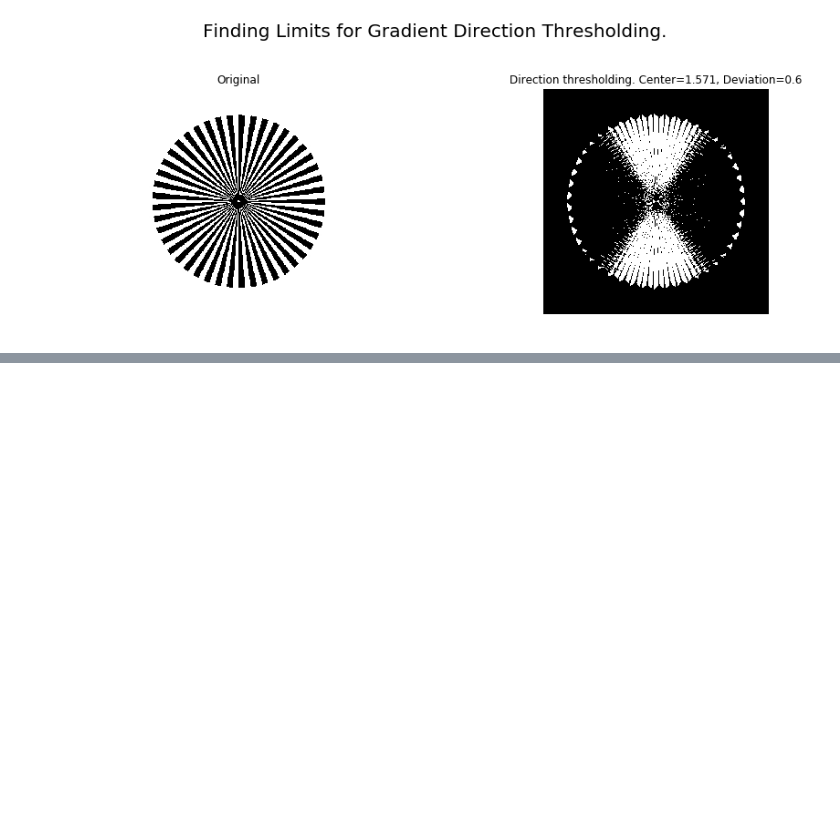
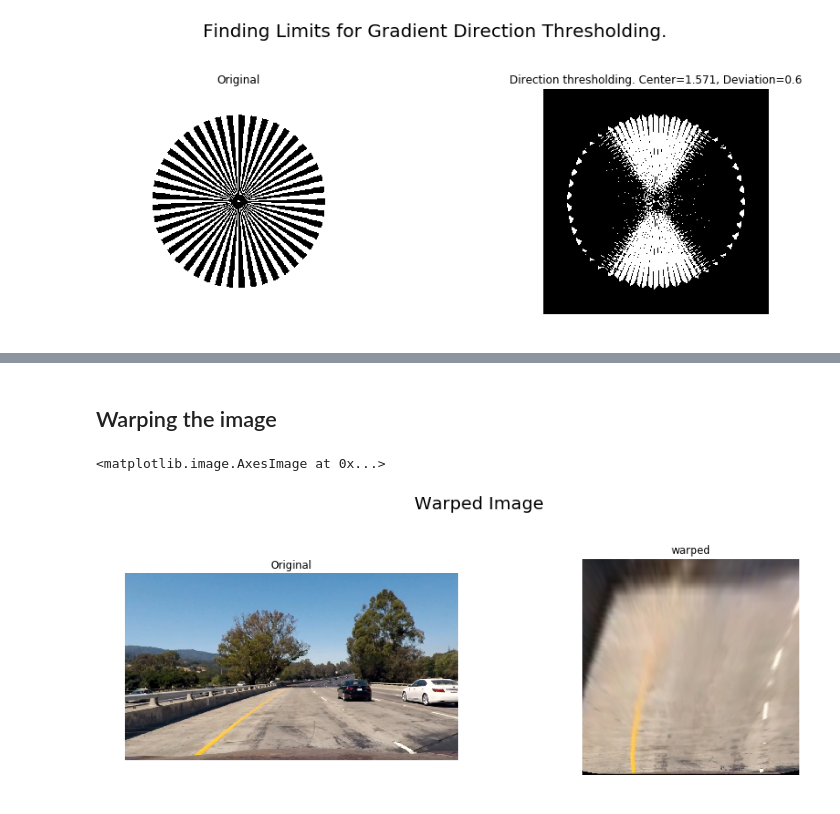
Before and after one commit to llahti/CarND-Advanced-Lane-Lines, a Jupyter notebook: report.ipynb, the cells around one changed output, grey strips where cells are left out. Cells and saved outputs as stored; diff of their text form; code cells hidden in the pictures; blank space fills up the shorter version.

```diff
--- a/report.ipynb
+++ b/report.ipynb
@@ -483,0 +521,39 @@ plt.savefig("./illustrations/grad_direction_thresholding_sectors.jpg")
+# %% [markdown]
+## Warping the image
+# %%
+image = cv2.imread('./test_images/test1.jpg')
+image = cv2.undistort(image, mtx, dist, None, None)
+image = cv2.cvtColor(image, cv2.COLOR_BGR2RGB)
+#gray = cv2.cvtColor(image, cv2.COLOR_BGR2GRAY)
+
+#image_size = (image.shape[1], image.shape[0])
+image_size = (480, 480)
+# TR, BR, BL, TL
+src = np.array([[685, 445],
+                [1030, 670],
+                [278, 670],
+                [599, 445]], dtype=np.float32)
+
+dst = np.array([[380, 100],
+                [380, 470],
+                [100, 470],
+                [100, 100]], dtype=np.float32)
+
+M = cv2.getPerspectiveTransform(src, dst)
+
+warped = cv2.warpPerspective(image, M, image_size, flags=cv2.INTER_LINEAR)
+
+fig = plt.figure(figsize=(15, 10))
+fig.suptitle("Warped Image", fontsize=20)
+
+a = fig.add_subplot(2, 2, 1)
+plt.axis('off')
+plt.title("Original")
+plt.imshow(image)
+a = fig.add_subplot(2, 2, 2)
+plt.axis('off')
+plt.title("warped")
+plt.imshow(warped)
+# %% [output]
+<matplotlib.image.AxesImage at 0x...>
+[figure, added]
```
Also changed, not shown: parts of 1 cell of this notebook, 1 other file.
